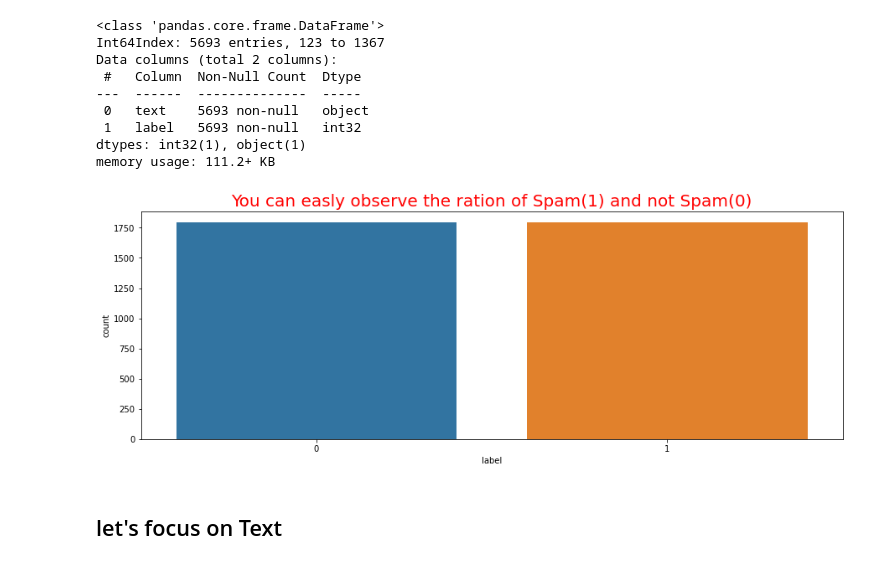
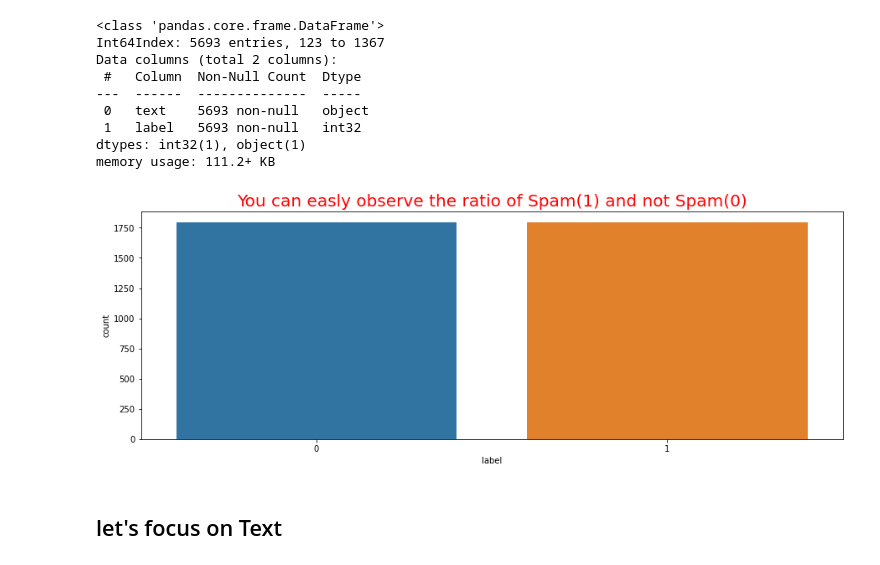
Before and after one commit to abuubaida01/Email_Classifier, a Jupyter notebook: notebook.ipynb, the cells around one changed output. Saved outputs shown, nothing was run; the diff lists cells and outputs as text; code cells hidden in the pictures.

```diff
--- a/notebook.ipynb
+++ b/notebook.ipynb
@@ -263,10 +263,10 @@ memory usage: 111.2+ KB
 # %%
 plt.figure(figsize=(15,5))
 sns.countplot(df.label)
-plt.title("You can easly observe the ration of Spam(1) and not Spam(0)", size=20, color='r')
+plt.title("You can easly observe the ratio of Spam(1) and not Spam(0)", size=20, color='r')
 plt.show()
 # %% [output]
-[figure, old version]
+[figure, new version]
 # %% [markdown]
 ## let's focus on Text
 # %%
```
Also changed, not shown: parts of 62 cells of this notebook, 2 other files.
